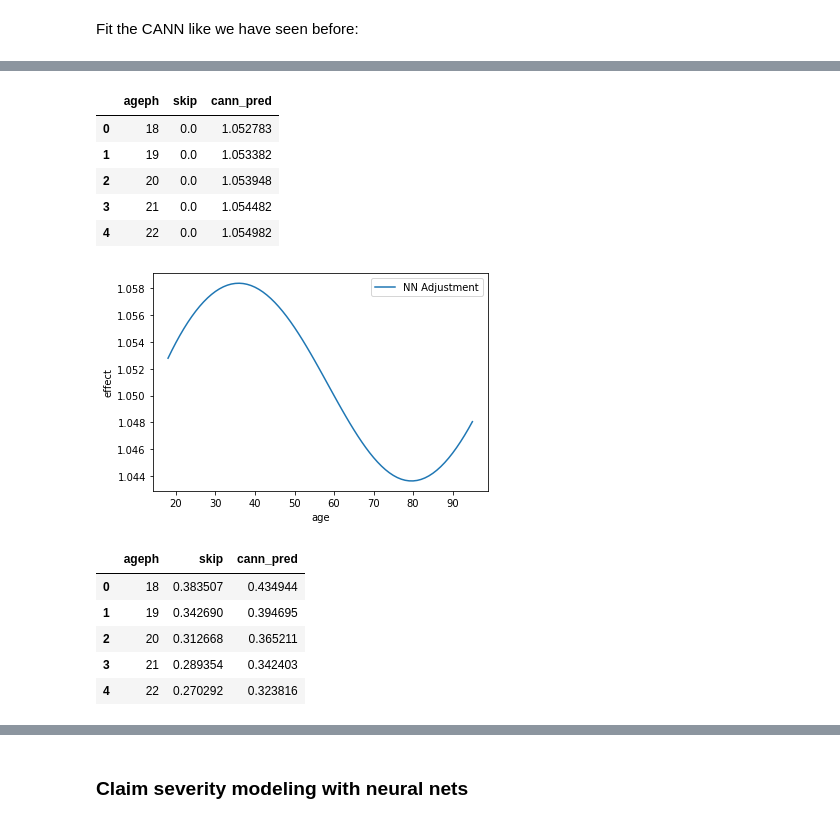
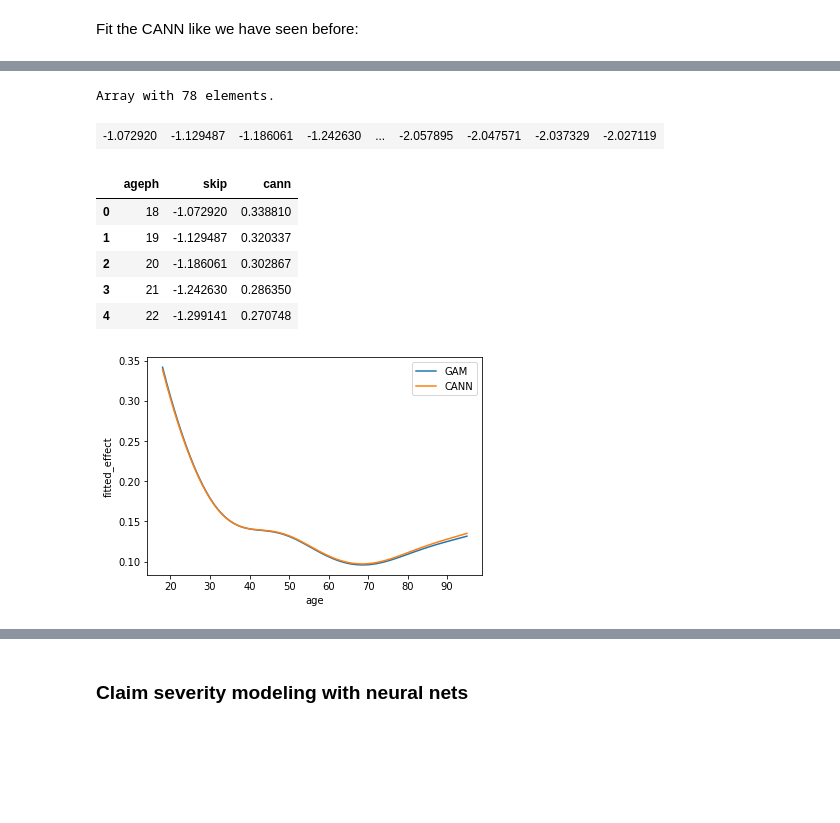
Before and after one commit to loremarchi/hands-on-machine-learning-R-module-3-python, a Jupyter notebook: 3_regression_under_review.ipynb, the cells around one changed output, grey strips where cells are left out. Saved outputs shown, nothing was run; the diff lists cells and outputs as text; code cells hidden in the pictures; blank space fills up the shorter version.

```diff
--- a/3_regression_under_review.ipynb
+++ b/3_regression_under_review.ipynb
@@ -571,5 +611,5 @@ tf.keras.utils.plot_model(model=cann, show_shapes=True, to_file='./imgs/model.pn
 # %% [markdown]
 Calculate the GAM base predictions, including exposure:
 # %%
-gam_expo = np.log(gam_bs.predict())  + np.log(train['expo']); gam_expo
+gam_expo = np.array(robjects.r.predict(gam_ageph)) + np.log(train['expo']); print(min(gam_expo), max(gam_expo))
 # %% [output]
@@ -604,10 +622,10 @@ print(np.min(np.log(gam_bs.predict())), np.max(np.log(gam_bs.predict()))) #-2.37
 # %% [markdown]
 Fit the CANN like we have seen before:
 # %%
-cann.fit(x = cann_input,
+cann.fit(x = [np.array(train['ageph']), gam_expo],
          y = counts,
          epochs = 20,
          batch_size = 1024,
          validation_split = 0,
-         verbose = 1)
+         verbose = 0)
 # %% [output]
@@ -650,0 +645,6 @@ cann.get_weights()
+# %%
+age = np.array(list(range(18,96)))
+skip_zeros = np.zeros(age.shape[0])
+age_skip_0 = pd.DataFrame({'ageph':age,
+                           'skip':skip_zeros})
+age_skip_0['cann'] = cann.predict(x={'nn':age_skip_0['ageph'], 'skip':age_skip_0['skip']})
@@ -651,31 +661,25 @@ cann.get_weights()
+# %%
+robjects.r.predict(gam_ageph, newdata = age_18_95_df)
+# %% [output]
+Array with 78 elements.
+| -1.072920 | -1.129487 | -1.186061 | -1.242630 | ... | -2.057895 | -2.047571 | -2.037329 | -2.027119 |
 # %%
-# test output
 df = pd.DataFrame({'ageph':np.array(range(18,96)),
-                   'skip':np.zeros(len(range(18,96)))})
-df['cann_pred'] = cann.predict([tf.cast(df.ageph,dtype = tf.float32),tf.cast(df.skip,dtype = tf.float32)]); df.head()
+                   'skip': robjects.r.predict(gam_ageph, newdata = age_18_95_df)})
+df['cann'] = cann.predict([tf.cast(df.ageph,dtype = tf.float32), tf.cast(df.skip,dtype = tf.float32)]); df.head()
 # %% [output]
-|  | ageph | skip | cann_pred |
-| 0 | 18 | 0.0 | 1.052783 |
-| 1 | 19 | 0.0 | 1.053382 |
-| 2 | 20 | 0.0 | 1.053948 |
-| 3 | 21 | 0.0 | 1.054482 |
-| 4 | 22 | 0.0 | 1.054982 |
+|  | ageph | skip | cann |
+| 0 | 18 | -1.072920 | 0.338810 |
+| 1 | 19 | -1.129487 | 0.320337 |
+| 2 | 20 | -1.186061 | 0.302867 |
+| 3 | 21 | -1.242630 | 0.286350 |
+| 4 | 22 | -1.299141 | 0.270748 |
 # %%
-plt.plot(df['ageph'], df['cann_pred'], label = "NN Adjustment")
+plt.plot(age, np.exp(df.skip), label = "GAM")
+plt.plot(age, df.cann, label = "CANN")
 plt.xlabel('age')
-plt.ylabel('effect')
+plt.ylabel('fitted_effect')
 plt.legend()
 plt.show()
 # %% [output]
-[figure, old version]
+[figure, new version]
-# %%
-df = pd.DataFrame({'ageph':np.array(range(18,96))})
-df['skip'] = gam_bs.predict(exog = pd.DataFrame(np.array(range(18,96))),  exog_smooth = np.array(range(18,96)))
-df['cann_pred'] = np.log(cann.predict([tf.cast(df.ageph,dtype = tf.float32),tf.cast(df.skip,dtype = tf.float32)])); df.head()
-# %% [output]
-|  | ageph | skip | cann_pred |
-| 0 | 18 | 0.383507 | 0.434944 |
-| 1 | 19 | 0.342690 | 0.394695 |
-| 2 | 20 | 0.312668 | 0.365211 |
-| 3 | 21 | 0.289354 | 0.342403 |
-| 4 | 22 | 0.270292 | 0.323816 |
```
Also changed, not shown: parts of 59 cells of this notebook.
